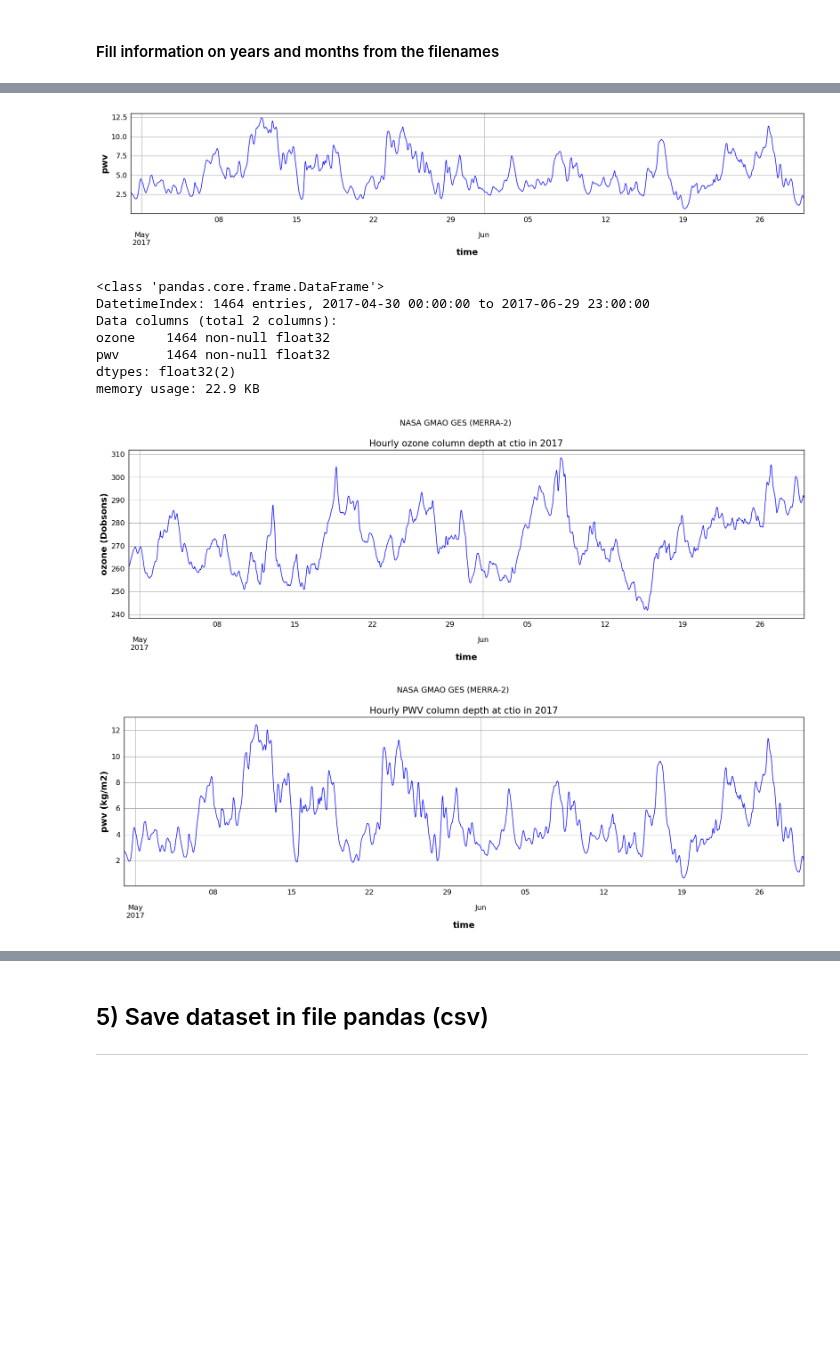
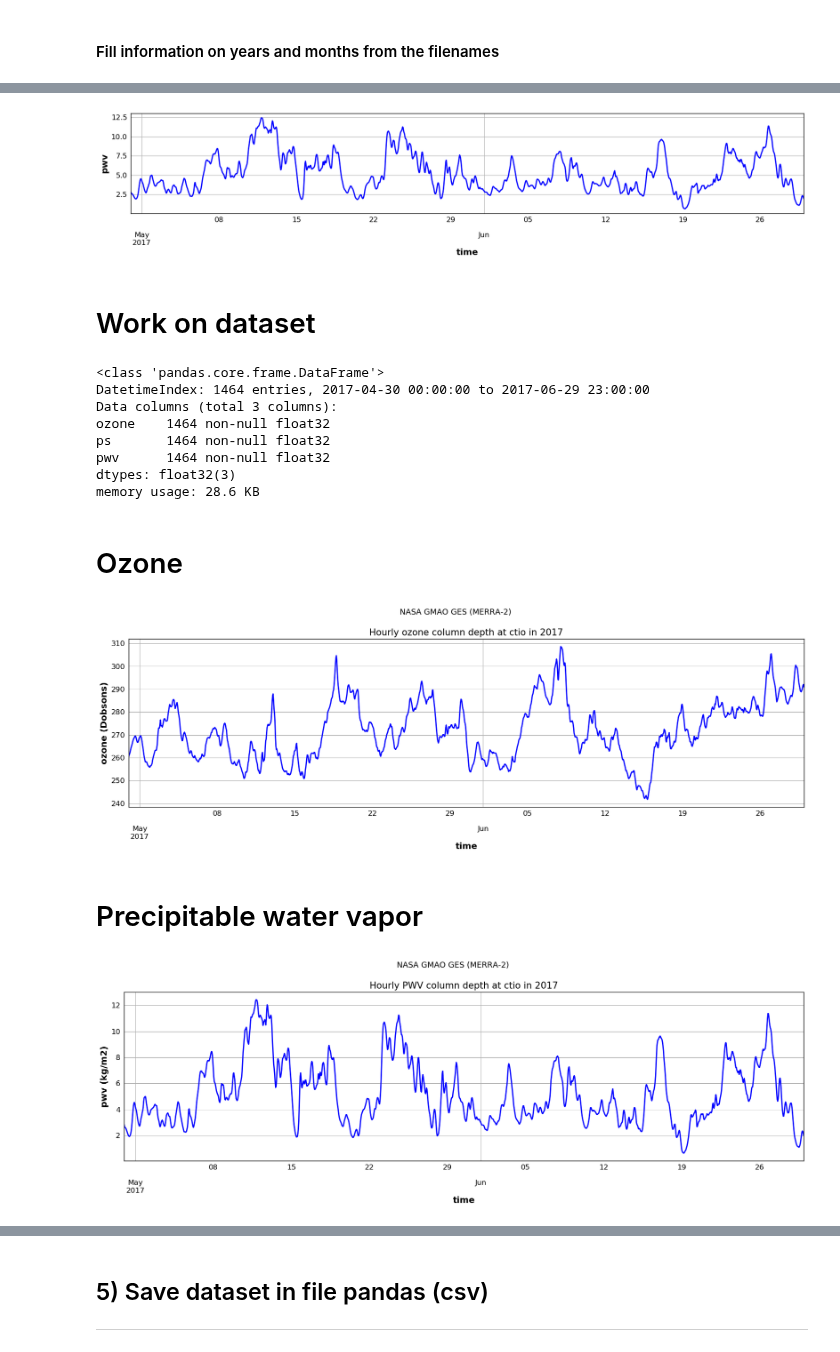
Before and after one commit to sylvielsstfr/GMAOMERRA2, a Jupyter notebook: inst1_2d_asm_Nx_M2I1NXASM/ScanMERRA2_inst1_2d_asm_Nx_M2I1NXASMOneYear.ipynb, the cells around one changed output, grey strips where cells are left out. Saved outputs shown, nothing was run; the diff lists cells and outputs as text; code cells hidden in the pictures; blank space fills up the shorter version.

```diff
--- a/inst1_2d_asm_Nx_M2I1NXASM/ScanMERRA2_inst1_2d_asm_Nx_M2I1NXASMOneYear.ipynb
+++ b/inst1_2d_asm_Nx_M2I1NXASM/ScanMERRA2_inst1_2d_asm_Nx_M2I1NXASMOneYear.ipynb
@@ -133,6 +134,8 @@ for file in nc4_files:
 # %%
 to3_timeseries=[] # example of time series for ozone
 pwv_timeseries=[] # time series for precipitable water vapor
+ps_timeseries=[] # time series for pressure
+
 df_inst1_2d_asm_Nx=[] # dataset for all atmospheric quantities
 
 for file in full_nc4files:
@@ -168,9 +171,14 @@ for file in full_nc4files:
     ts = pd.Series(pwv, index=time_rng)
     pwv_timeseries.append(ts)
 
+    # Retrieve Pressure
+    (m_ps_data,m_ps_unit,m_ps_longname)=merra2.GetGeoRefData(file,'PS')
+    ps=m_ps_data[:,sel_lat,sel_long]
+    ts = pd.Series(ps, index=time_rng)
+    ps_timeseries.append(ts)
 
     # Create the dataframe
-    df = pd.DataFrame({'ozone': to3 , 'pwv' : pwv}, index=time_rng)
+    df = pd.DataFrame({'ozone': to3 , 'pwv' : pwv, 'ps' : ps}, index=time_rng)
     df_inst1_2d_asm_Nx.append(df)
 # %% [output]
 start_time =  ['2017-04-30 00:00:00']
@@ -208,12 +216,14 @@ Text(0,0.5,u'ozone')
 result = pd.concat(pwv_timeseries)
 # %%
 plt.figure(figsize=(20,3))
-result.plot(grid=True,color='blue')
+result.plot(grid=True,color='blue',linewidth=2)
 plt.xlabel('time')
 plt.ylabel('pwv')
 plt.grid(True)
 # %% [output]
-[figure, old version]
+[figure, new version]
+# %% [markdown]
+# Work on dataset
 # %%
 df_inst1_2d_asm_Nx_tot=pd.concat(df_inst1_2d_asm_Nx)
 # %%
@@ -221,14 +231,17 @@ df_inst1_2d_asm_Nx_tot.info()
 # %% [output]
 <class 'pandas.core.frame.DataFrame'>
 DatetimeIndex: 1464 entries, 2017-04-30 00:00:00 to 2017-06-29 23:00:00
-Data columns (total 2 columns):
+Data columns (total 3 columns):
 ozone    1464 non-null float32
+ps       1464 non-null float32
 pwv      1464 non-null float32
-dtypes: float32(2)
-memory usage: 22.9 KB
+dtypes: float32(3)
+memory usage: 28.6 KB
+# %% [markdown]
+# Ozone
 # %%
 plt.figure(figsize=(20,5))
-df_inst1_2d_asm_Nx_tot['ozone'].plot(color='blue')
+df_inst1_2d_asm_Nx_tot['ozone'].plot(color='blue',linewidth=2)
 plt.xlabel('time')
 plt.ylabel('ozone (Dobsons)')
 title= "Hourly ozone column depth at {} in 2017".format(OBS_NAME)
@@ -237,16 +250,18 @@ plt.suptitle('NASA GMAO GES (MERRA-2)', y=1.02, fontsize=13)
 plt.grid(True)
 plt.savefig(figfile_ozone)
 # %% [output]
-[figure, old version]
+[figure, new version]
+# %% [markdown]
+# Precipitable water vapor
 # %%
 plt.figure(figsize=(20,5))
-df_inst1_2d_asm_Nx_tot['pwv'].plot(grid=True,color='blue')
+df_inst1_2d_asm_Nx_tot['pwv'].plot(grid=True,color='blue',linewidth=2)
 plt.xlabel('time')
 plt.ylabel('pwv (kg/m2)')
 title= "Hourly PWV column depth at {} in 2017".format(OBS_NAME)
 plt.title(title,fontsize=15)
 plt.suptitle('NASA GMAO GES (MERRA-2)', y=1.02, fontsize=13)
 plt.grid(True)
 plt.savefig(figfile_pwv)
 # %% [output]
-[figure, old version]
+[figure, new version]
```
Also changed, not shown: parts of 9 cells of this notebook, 4 other files.
